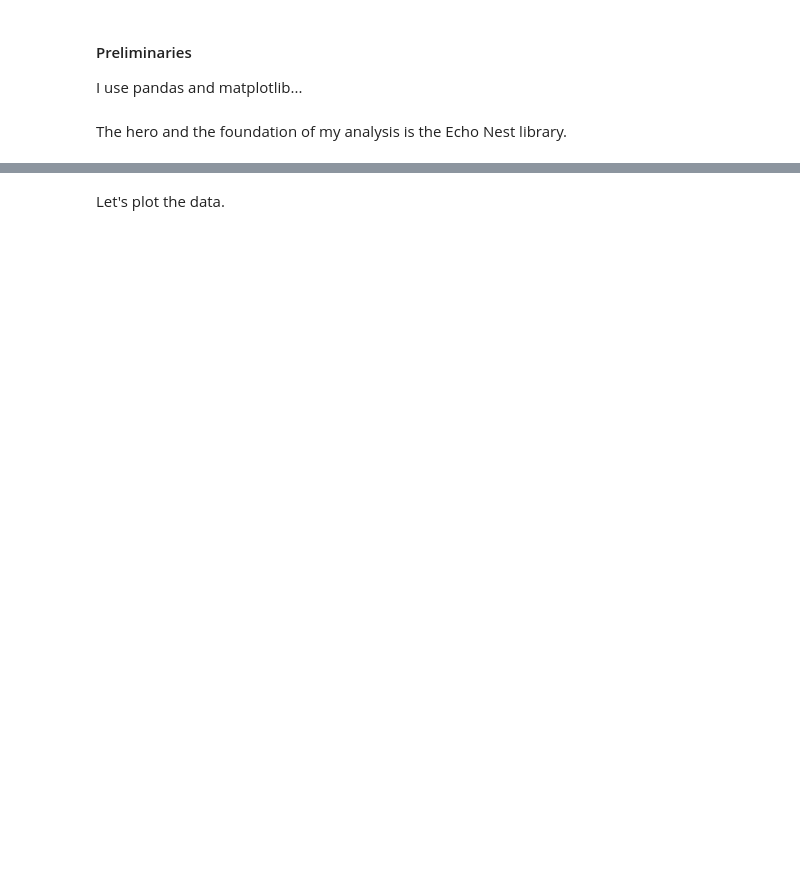
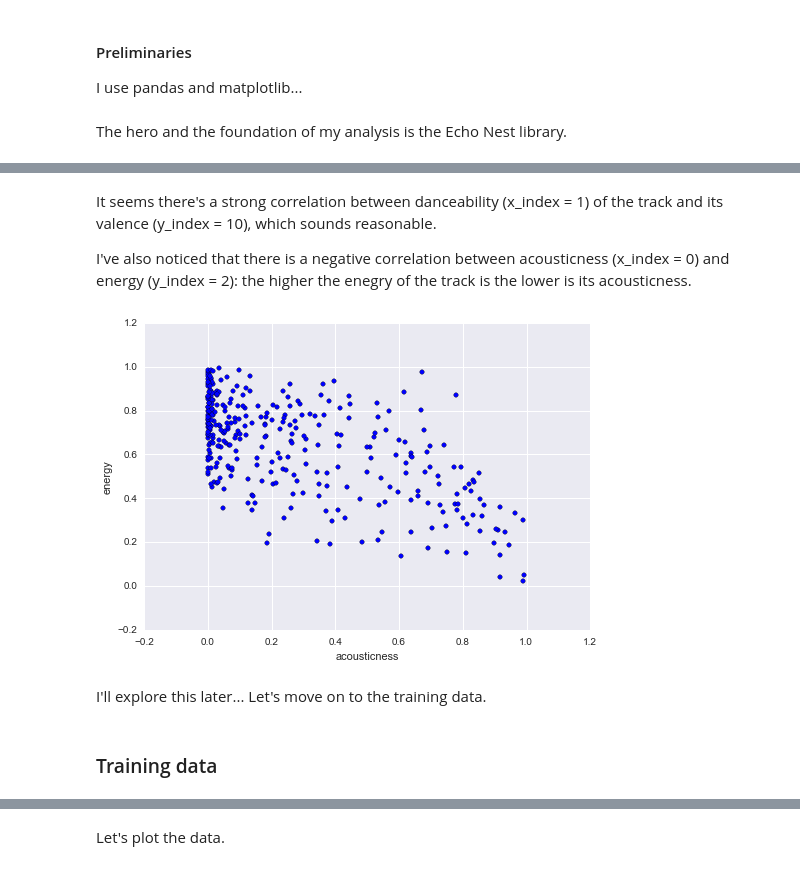
Before and after one commit to medennikova/itunes-music-analysis, a Jupyter notebook: music_analysis.ipynb, the cells around one changed output, grey strips where cells are left out. Cells and saved outputs as stored; diff of their text form; code cells hidden in the pictures; blank space fills up the shorter version.

```diff
--- a/music_analysis.ipynb
+++ b/music_analysis.ipynb
@@ -269,0 +254,12 @@ result.sortlevel(level=1).reorder_levels(['measures', 'category'])
+# %% [markdown]
+It seems there's a strong correlation between danceability (x_index = 1) of the track and its valence (y_index = 10), which sounds reasonable.
+
+I've also noticed that there is a negative correlation between acousticness (x_index = 0) and energy (y_index = 2): the higher the enegry of the track is the lower is its acousticness.
+# %%
+simple_df_plot(test_df, 0, 2)
+# %% [output]
+[figure, added]
+# %% [markdown]
+I'll explore this later... Let's move on to the training data.
+# %% [markdown]
+### Training data
```
Also changed, not shown: parts of 107 cells of this notebook.
